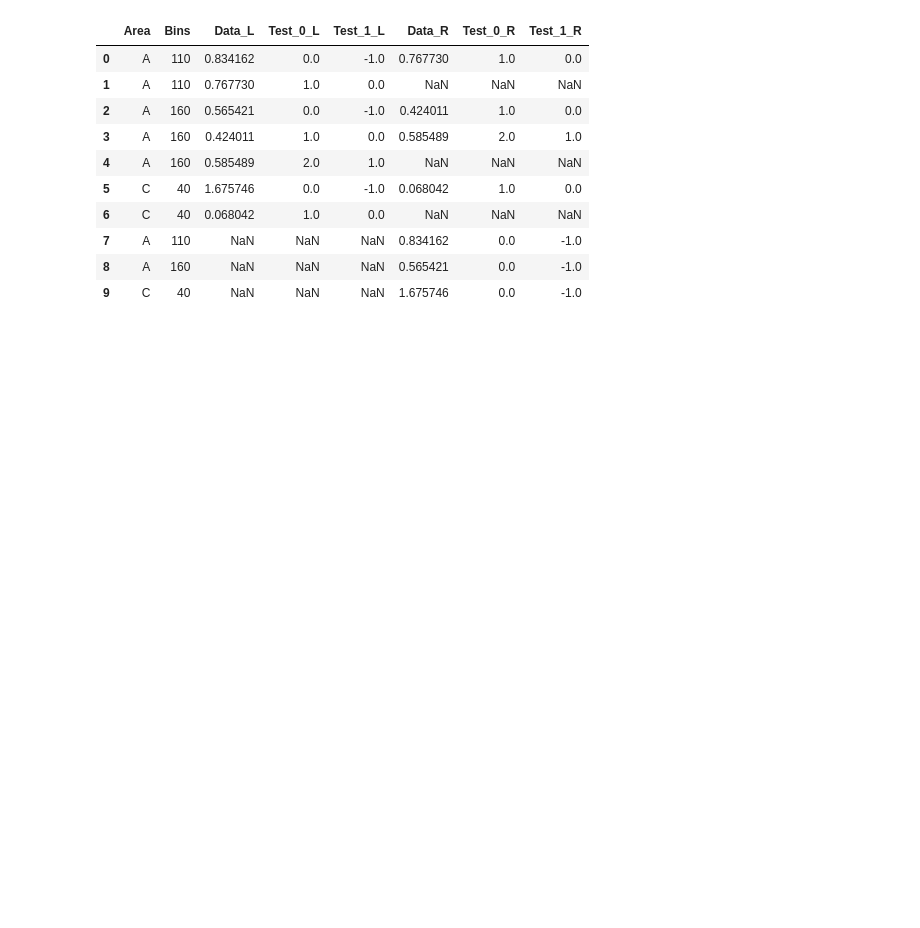
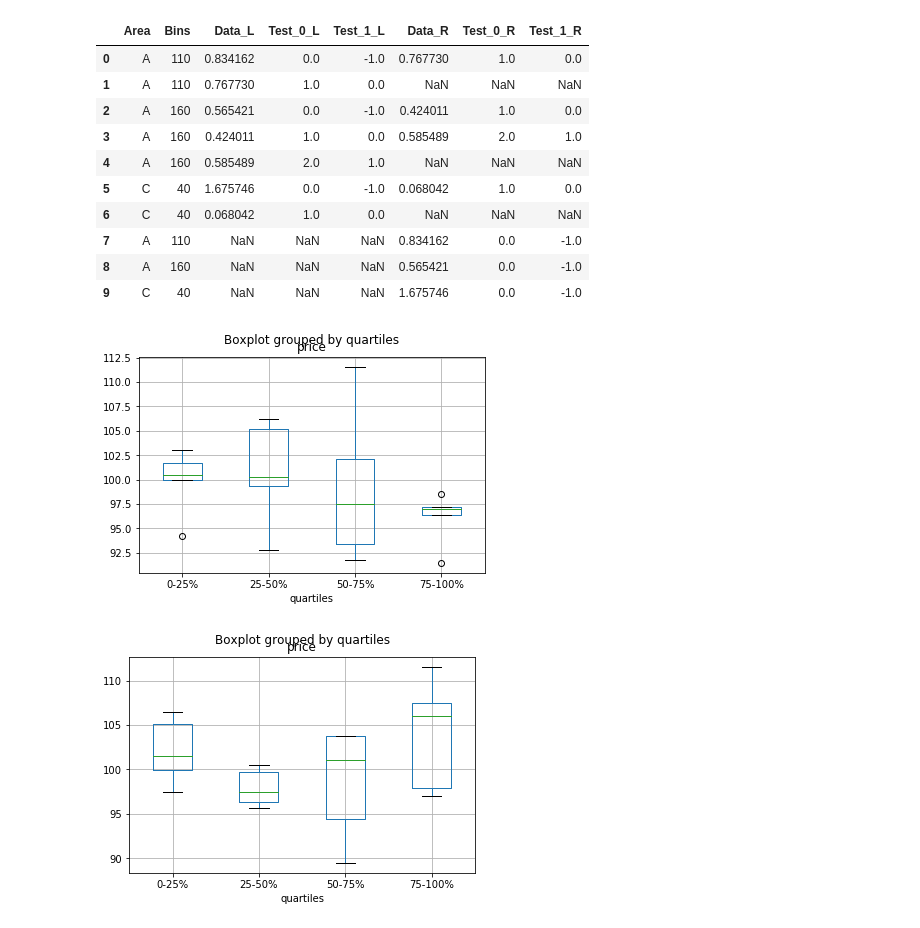
Before and after one commit to Harbes/python, a Jupyter notebook: explicit pandas.ipynb, the cells around one changed output. Cells and saved outputs as stored; diff of their text form; code cells hidden in the pictures; blank space fills up the shorter version.

```diff
--- a/explicit pandas.ipynb
+++ b/explicit pandas.ipynb
@@ -552,3 +553,12 @@ pd.merge(df, df, left_on=['Bins', 'Area','Test_0'], right_on=['Bins', 'Area','Te
 | 7 | A | 110 | NaN | NaN | NaN | 0.834162 | 0.0 | -1.0 |
 | 8 | A | 160 | NaN | NaN | NaN | 0.565421 | 0.0 | -1.0 |
 | 9 | C | 40 | NaN | NaN | NaN | 1.675746 | 0.0 | -1.0 |
+# %%
+import matplotlib.pyplot as plt
+df = pd.DataFrame({u'stratifying_var': np.random.uniform(0, 100, 20),u'price': np.random.normal(100, 5, 20)})
+df[u'quartiles'] = pd.qcut(df[u'stratifying_var'],4,labels=[u'0-25%', u'25-50%', u'50-75%', u'75-100%'])
+df.boxplot(column=u'price', by=u'quartiles')
+plt.show()
+# %% [output]
+[figure, added]
+[figure, added]
```
Also changed, not shown: parts of 12 cells of this notebook.
